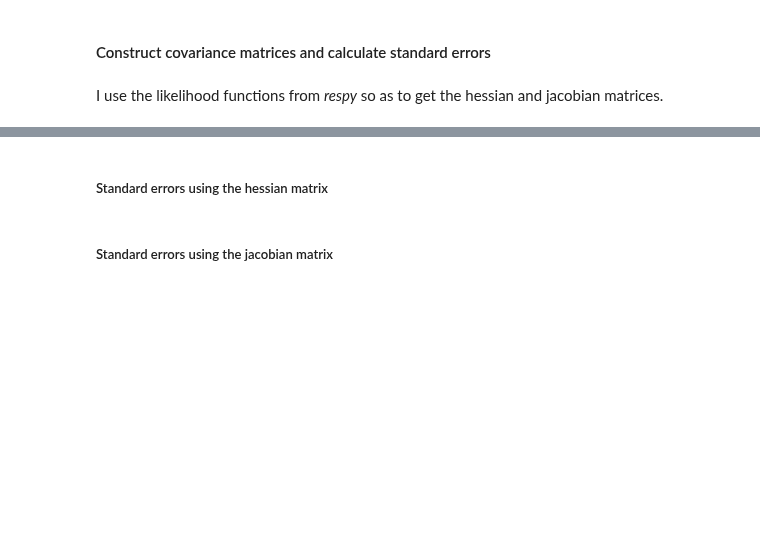
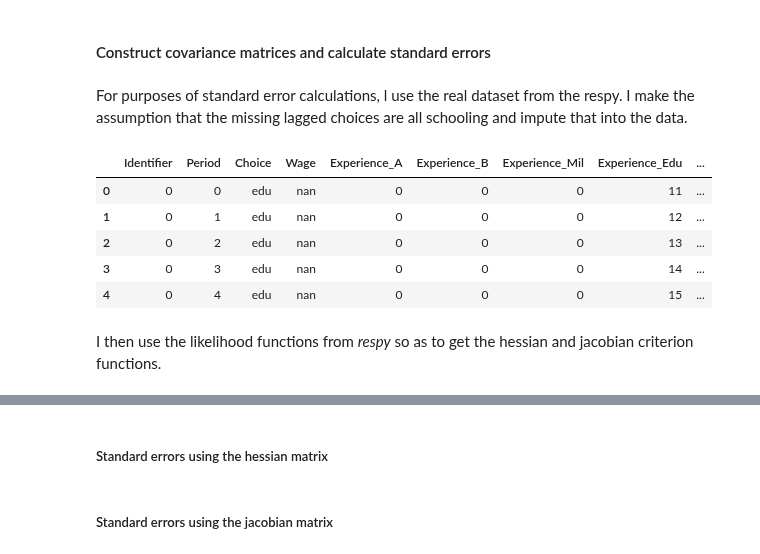
Before and after one commit to Yuleii/student-project-lindamaok899, a Jupyter notebook: student_project.ipynb, the cells around one changed output, grey strips where cells are left out. Cells and saved outputs as stored; diff of their text form; code cells hidden in the pictures; blank space fills up the shorter version.

Commit message:
Adds criterion function code.

```diff
--- a/student_project.ipynb
+++ b/student_project.ipynb
@@ -655,2 +648,16 @@ value_func_extended(respy_df, ax)
 # %% [markdown]
 #### Construct covariance matrices and calculate standard errors
+# %% [markdown]
+For purposes of standard error calculations, l use the real dataset from the respy. I make the assumption that the missing lagged choices are all schooling and impute that into the data.
+# %%
+# load real dataset from extended model
+params, options, extended_df = rp.get_example_model("kw_97_extended")
+
+extended_df.head()
+# %% [output]
+|  | Identifier | Period | Choice | Wage | Experience_A | Experience_B | Experience_Mil | Experience_Edu | ... |
+| 0 | 0 | 0 | edu | nan | 0 | 0 | 0 | 11 | ... |
+| 1 | 0 | 1 | edu | nan | 0 | 0 | 0 | 12 | ... |
+| 2 | 0 | 2 | edu | nan | 0 | 0 | 0 | 13 | ... |
+| 3 | 0 | 3 | edu | nan | 0 | 0 | 0 | 14 | ... |
+| 4 | 0 | 4 | edu | nan | 0 | 0 | 0 | 15 | ... |
@@ -657,2 +667,2 @@ value_func_extended(respy_df, ax)
 # %% [markdown]
-I use the likelihood functions from *respy* so as to get the hessian and jacobian matrices.
+I then use the likelihood functions from *respy* so as to get the hessian and jacobian criterion functions.
```
Also changed, not shown: parts of 14 cells of this notebook, 2 other files.
